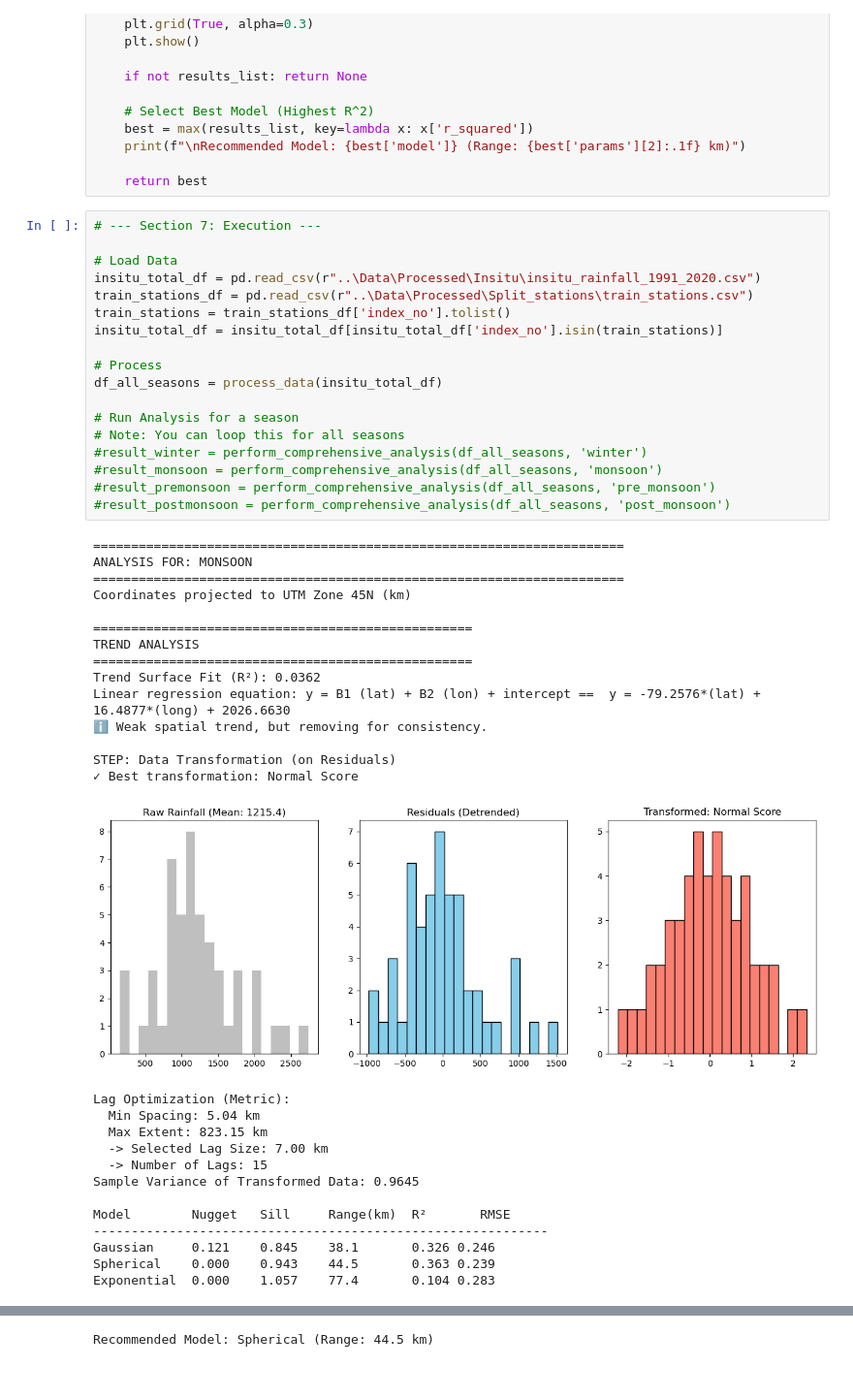
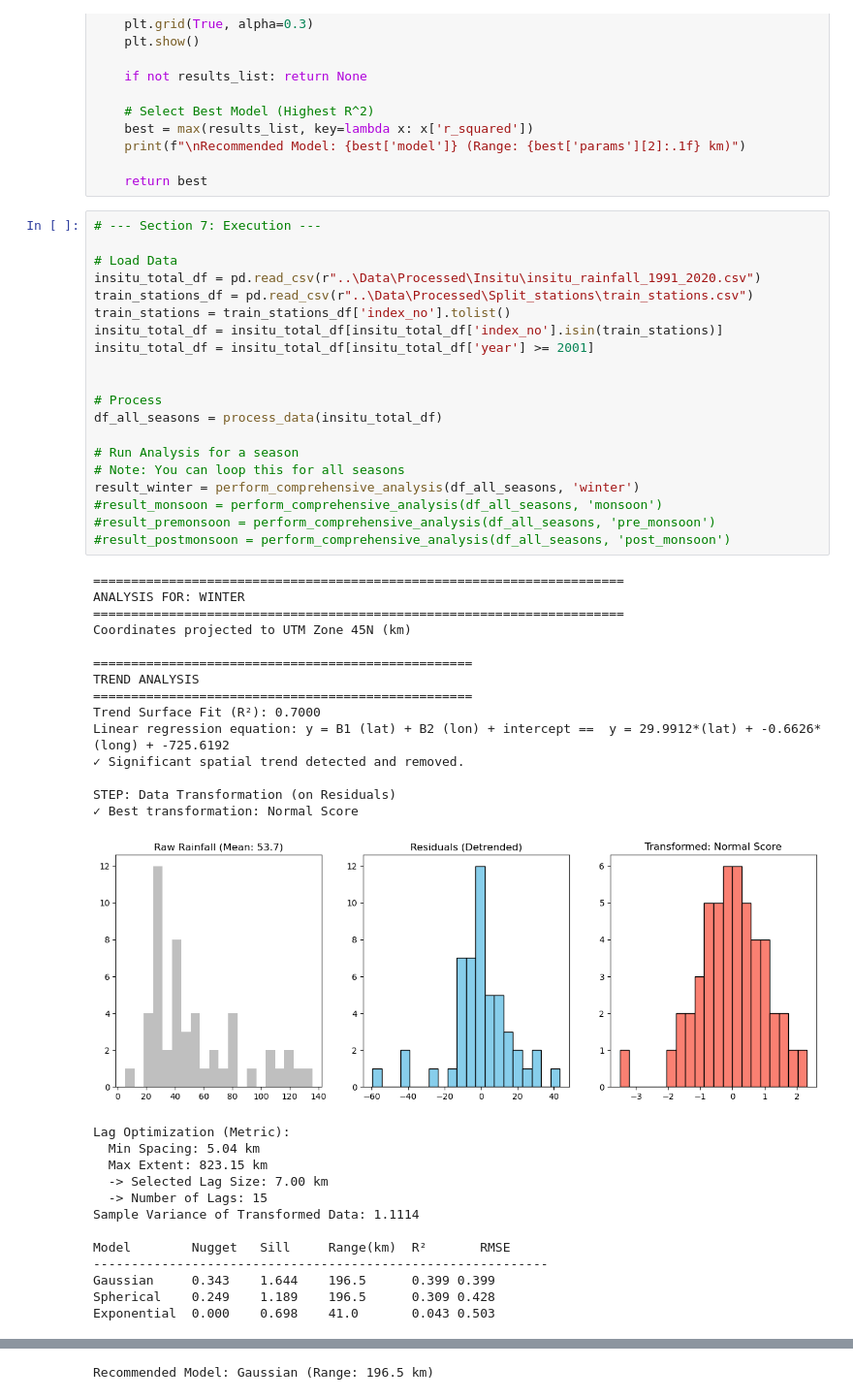
Before and after one commit to jeevankatel3-cell/Climate-Data-Nepal, a Jupyter notebook: Codes/3_3_variogram_analysis_gemini.ipynb, the cells around one changed output, grey strips where cells are left out. Shown at 97% size. Saved outputs shown, nothing was run; the diff lists cells and outputs as text.

Commit message:
update variogram analysis

```diff
--- a/Codes/3_3_variogram_analysis_gemini.ipynb
+++ b/Codes/3_3_variogram_analysis_gemini.ipynb
@@ -450,46 +455,48 @@ def perform_comprehensive_analysis(df_input, season_name):
 # %%
 # --- Section 7: Execution ---
 
 # Load Data
 insitu_total_df = pd.read_csv(r"..\Data\Processed\Insitu\insitu_rainfall_1991_2020.csv")
 train_stations_df = pd.read_csv(r"..\Data\Processed\Split_stations\train_stations.csv")
 train_stations = train_stations_df['index_no'].tolist()
 insitu_total_df = insitu_total_df[insitu_total_df['index_no'].isin(train_stations)]
+insitu_total_df = insitu_total_df[insitu_total_df['year'] >= 2001]
+
 
 # Process
 df_all_seasons = process_data(insitu_total_df)
 
 # Run Analysis for a season
 # Note: You can loop this for all seasons
-#result_winter = perform_comprehensive_analysis(df_all_seasons, 'winter')
+result_winter = perform_comprehensive_analysis(df_all_seasons, 'winter')
 #result_monsoon = perform_comprehensive_analysis(df_all_seasons, 'monsoon')
 #result_premonsoon = perform_comprehensive_analysis(df_all_seasons, 'pre_monsoon')
 #result_postmonsoon = perform_comprehensive_analysis(df_all_seasons, 'post_monsoon')
 # %% [output]
 ======================================================================
-ANALYSIS FOR: MONSOON
+ANALYSIS FOR: WINTER
 ======================================================================
 Coordinates projected to UTM Zone 45N (km)
 
 ==================================================
 TREND ANALYSIS
 ==================================================
-Trend Surface Fit (R²): 0.0362
-Linear regression equation: y = B1 (lat) + B2 (lon) + intercept ==  y = -79.2576*(lat) + 16.4877*(long) + 2026.6630
-ℹ Weak spatial trend, but removing for consistency.
+Trend Surface Fit (R²): 0.7000
+Linear regression equation: y = B1 (lat) + B2 (lon) + intercept ==  y = 29.9912*(lat) + -0.6626*(long) + -725.6192
+✓ Significant spatial trend detected and removed.
 
 STEP: Data Transformation (on Residuals)
 ✓ Best transformation: Normal Score
-[figure, old version]
+[figure, new version]
 Lag Optimization (Metric):
   Min Spacing: 5.04 km
   Max Extent: 823.15 km
   -> Selected Lag Size: 7.00 km
   -> Number of Lags: 15
-Sample Variance of Transformed Data: 0.9645
+Sample Variance of Transformed Data: 1.1114
 
 Model        Nugget   Sill     Range(km)  R²       RMSE
 ------------------------------------------------------------
-Gaussian     0.121    0.845    38.1       0.326 0.246
-Spherical    0.000    0.943    44.5       0.363 0.239
-Exponential  0.000    1.057    77.4       0.104 0.283
+Gaussian     0.343    1.644    196.5      0.399 0.399
+Spherical    0.249    1.189    196.5      0.309 0.428
+Exponential  0.000    0.698    41.0       0.043 0.503
@@ -497 +504 @@ Exponential  0.000    1.057    77.4       0.104 0.283
-Recommended Model: Spherical (Range: 44.5 km)
+Recommended Model: Gaussian (Range: 196.5 km)
```
Also changed, not shown: parts of 2 cells of this notebook, 5 other files.
